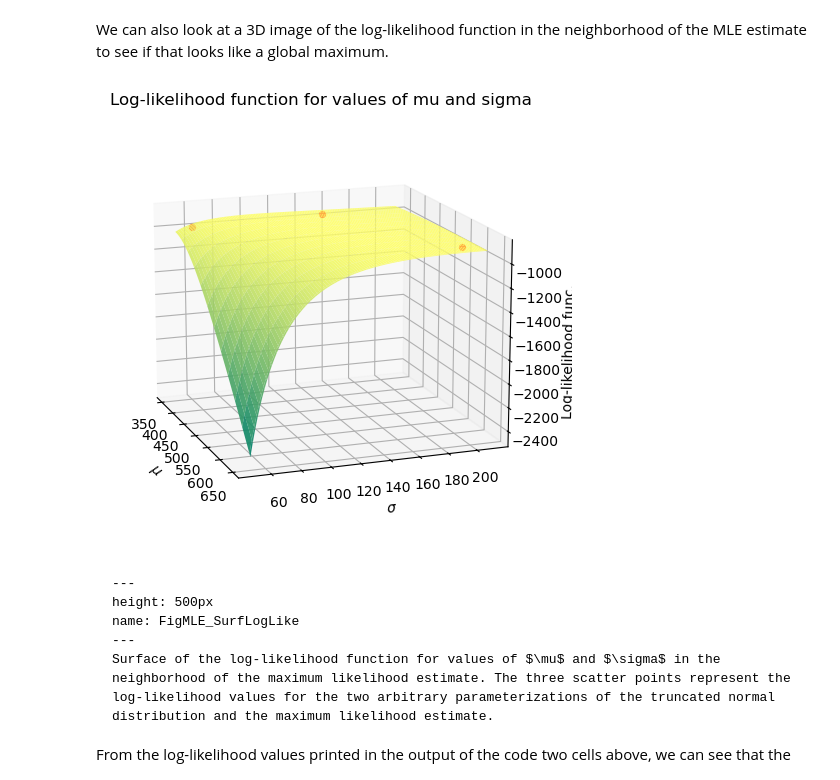
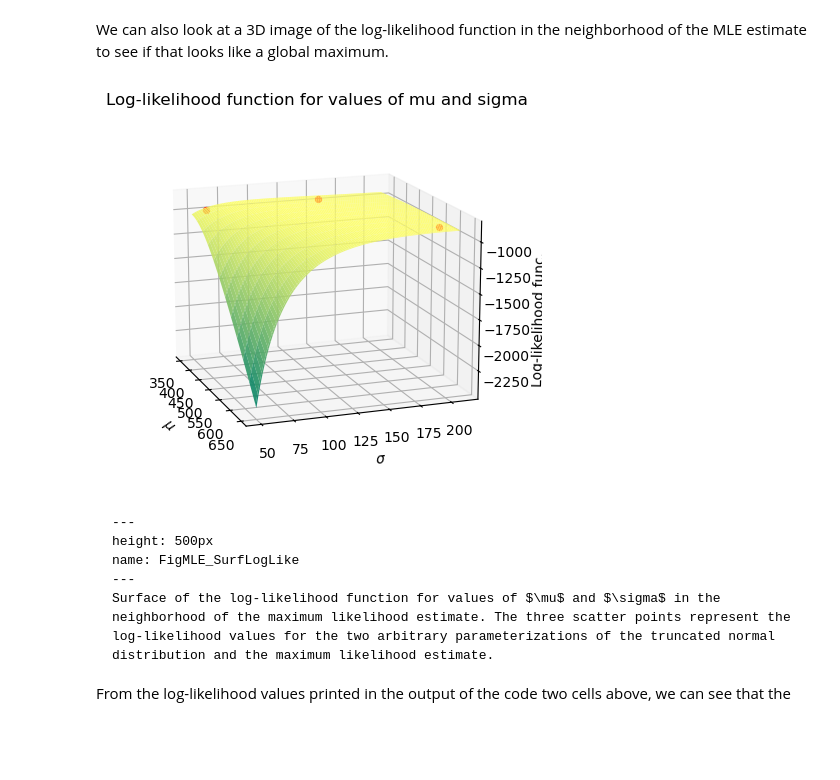
Before and after one commit to OpenSourceEcon/CompMethods, a Jupyter notebook: _sources/struct_est/MLE.ipynb, the cells around one changed output. Drawn from its saved outputs; the diff is of its cells as text; code cells hidden in the pictures; blank space fills up the shorter version.

````diff
--- a/_sources/struct_est/MLE.ipynb
+++ b/_sources/struct_est/MLE.ipynb
@@ -432,35 +432,34 @@ import matplotlib
 cmap1 = matplotlib.colormaps.get_cmap('summer')
 
 mu_vals = np.linspace(350, 650, 90)
 sig_vals = np.linspace(50, 210, 100)
 lnlik_vals = np.zeros((90, 100))
 for mu_ind in range(90):
     for sig_ind in range(100):
         lnlik_vals[mu_ind, sig_ind] = \
             log_lik_truncnorm(data, mu_vals[mu_ind],
                               sig_vals[sig_ind], 0, 450)
 
 mu_mesh, sig_mesh = np.meshgrid(mu_vals, sig_vals)
 
 fig, ax = plt.subplots(subplot_kw={"projection": "3d"})
 ax.plot_surface(mu_mesh.T, sig_mesh.T, lnlik_vals, rstride=8,
                 cstride=1, cmap=cmap1, alpha=0.9)
 ax.scatter(mu_MLE, sig_MLE, lnlik_MLE, color='red', marker='o',
            s=18, label='MLE estimate')
 ax.scatter(mu_1, sig_1, lnlik_1, color='red', marker='o',
            s=18, label="Arbitrary dist'n 1")
 ax.scatter(mu_2, sig_2, lnlik_2, color='red', marker='o',
            s=18, label="Arbitrary dist'n 2")
 ax.view_init(elev=15, azim=-20, roll=0)
 ax.set_title('Log-likelihood function for values of mu and sigma')
 ax.set_xlabel(r'$\mu$')
 ax.set_ylabel(r'$\sigma$')
 ax.set_zlabel(r'Log-likelihood func.')
-plt.tight_layout()
 
 plt.show()
 # %% [output]
-[figure, old version]
+[figure, new version]
 # %% [markdown]
 ```{figure} ../../../images/mle/Econ381scores_SurfaceLogLike.png
 ---
````
Also changed, not shown: parts of 6 cells of this notebook, 50 other files.
